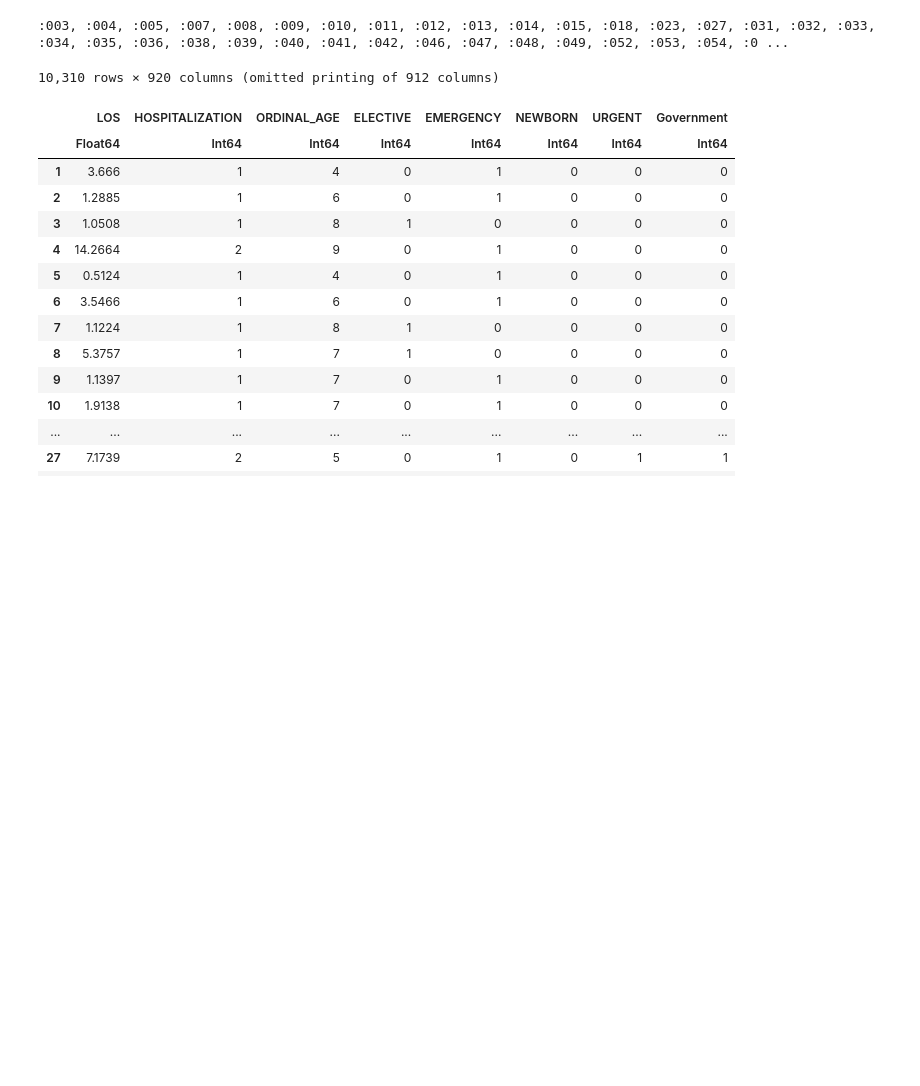
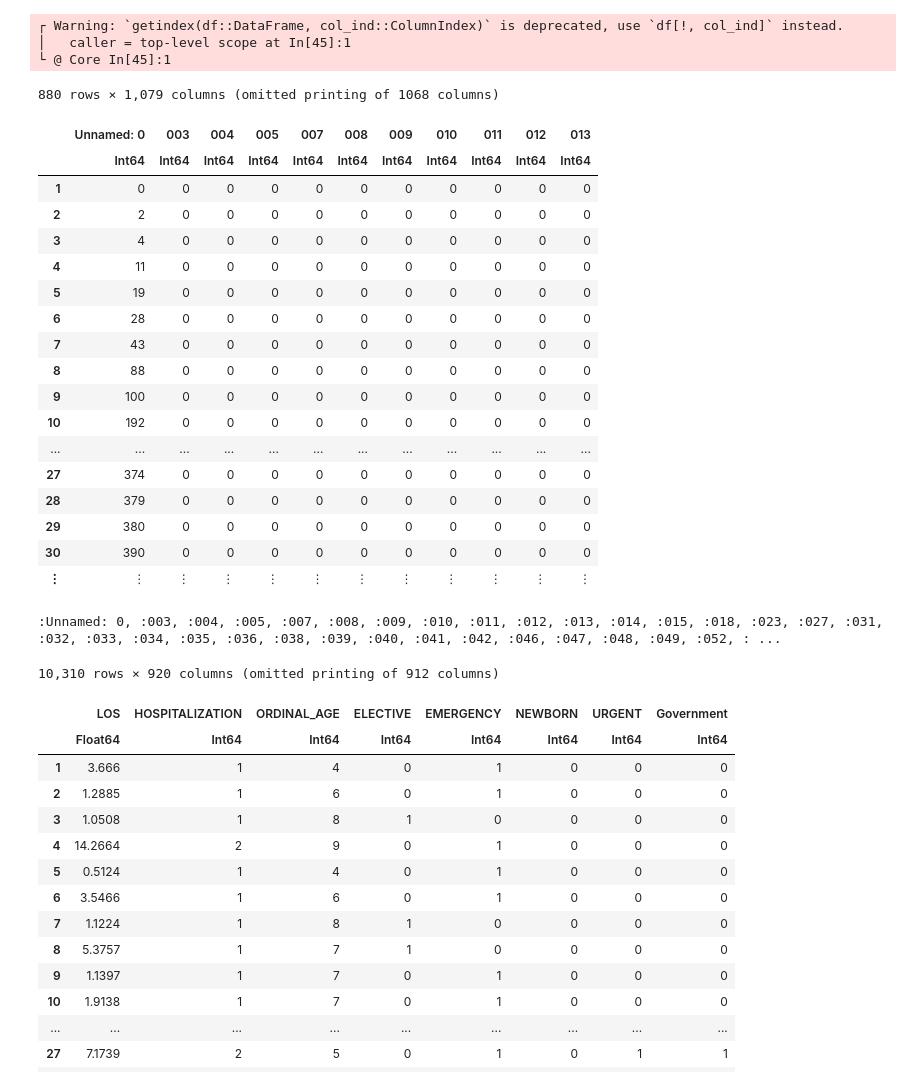
Before and after one commit to kathy908000/Health-Care-Research, a Jupyter notebook: code/glrm_kmeans_hypertension.ipynb, the cells around one changed output. Saved outputs shown, nothing was run; the diff lists cells and outputs as text; code cells hidden in the pictures; blank space fills up the shorter version.

Commit message:
hypertension glrm update

```diff
--- a/code/glrm_kmeans_hypertension.ipynb
+++ b/code/glrm_kmeans_hypertension.ipynb
@@ -10,7 +18,12 @@ using Random, SparseArrays
 imp = CSV.read("../data/Random_Forest_Importance.csv")
 impp = CSV.read("../data/Positive_Random_Forest_Importance.csv")
 
-hyper = CSV.read("../data/Hypertension_Matrix.csv")
+#hyper = CSV.read("../data/Hypertension_Numerical_Final.csv"; null="NaN")
+#hyper = CSV.read("../data/Hypertension_Numerical_Final.csv"; missingstring="NaN")
+hyper = CSV.read("../data/Hypertension_Numerical_Final.csv")
 hyper = select!(hyper, Not(:Column1))
 hyper = select!(hyper, Not(:SUBJECT_ID ))
 hyper
+
+
+#acs = CSV.read("acs_2013_cleaned_trunc.csv"; limit=10000, missingstring="NA");
@@ -37,3 +74,31 @@ hyper
+# %%
+#hyper[ismissing.(hyper[:]), :]
+hyper[ismissing.(hyper[:"MARITAL_STATUS_SINGLE"]), :]
+#hyper[.ismissing]
+#hyper[ismissing.(hyper[:"ORDINAL_AGE"]), :]
+# %% [output]
+┌ Warning: `getindex(df::DataFrame, col_ind::ColumnIndex)` is deprecated, use `df[!, col_ind]` instead.
+│   caller = top-level scope at In[45]:1
+└ @ Core In[45]:1
+880 rows × 1,079 columns (omitted printing of 1068 columns)
+|  | Unnamed: 0 | 003 | 004 | 005 | 007 | 008 | 009 | 010 | 011 | 012 | 013 |
+|  | Int64 | Int64 | Int64 | Int64 | Int64 | Int64 | Int64 | Int64 | Int64 | Int64 | Int64 |
+| 1 | 0 | 0 | 0 | 0 | 0 | 0 | 0 | 0 | 0 | 0 | 0 |
+| 2 | 2 | 0 | 0 | 0 | 0 | 0 | 0 | 0 | 0 | 0 | 0 |
+| 3 | 4 | 0 | 0 | 0 | 0 | 0 | 0 | 0 | 0 | 0 | 0 |
+| 4 | 11 | 0 | 0 | 0 | 0 | 0 | 0 | 0 | 0 | 0 | 0 |
+| 5 | 19 | 0 | 0 | 0 | 0 | 0 | 0 | 0 | 0 | 0 | 0 |
+| 6 | 28 | 0 | 0 | 0 | 0 | 0 | 0 | 0 | 0 | 0 | 0 |
+| 7 | 43 | 0 | 0 | 0 | 0 | 0 | 0 | 0 | 0 | 0 | 0 |
+| 8 | 88 | 0 | 0 | 0 | 0 | 0 | 0 | 0 | 0 | 0 | 0 |
+| 9 | 100 | 0 | 0 | 0 | 0 | 0 | 0 | 0 | 0 | 0 | 0 |
+| 10 | 192 | 0 | 0 | 0 | 0 | 0 | 0 | 0 | 0 | 0 | 0 |
+| ... | ... | ... | ... | ... | ... | ... | ... | ... | ... | ... | ... |
+| 27 | 374 | 0 | 0 | 0 | 0 | 0 | 0 | 0 | 0 | 0 | 0 |
+| 28 | 379 | 0 | 0 | 0 | 0 | 0 | 0 | 0 | 0 | 0 | 0 |
+| 29 | 380 | 0 | 0 | 0 | 0 | 0 | 0 | 0 | 0 | 0 | 0 |
+| 30 | 390 | 0 | 0 | 0 | 0 | 0 | 0 | 0 | 0 | 0 | 0 |
+| ⋮ | ⋮ | ⋮ | ⋮ | ⋮ | ⋮ | ⋮ | ⋮ | ⋮ | ⋮ | ⋮ | ⋮ |
 # %%
 #column names
 
@@ -43,7 +108,7 @@ end
 
 #describe(df3)
 # %% [output]
-:003, :004, :005, :007, :008, :009, :010, :011, :012, :013, :014, :015, :018, :023, :027, :031, :032, :033, :034, :035, :036, :038, :039, :040, :041, :042, :046, :047, :048, :049, :052, :053, :054, :0 ...
+:Unnamed: 0, :003, :004, :005, :007, :008, :009, :010, :011, :012, :013, :014, :015, :018, :023, :027, :031, :032, :033, :034, :035, :036, :038, :039, :040, :041, :042, :046, :047, :048, :049, :052, : ...
 # %%
 #drop columns
 #df3 = select!(df3, Not(:Column1))
```
Also changed, not shown: parts of 14 cells of this notebook, 1 other file.
